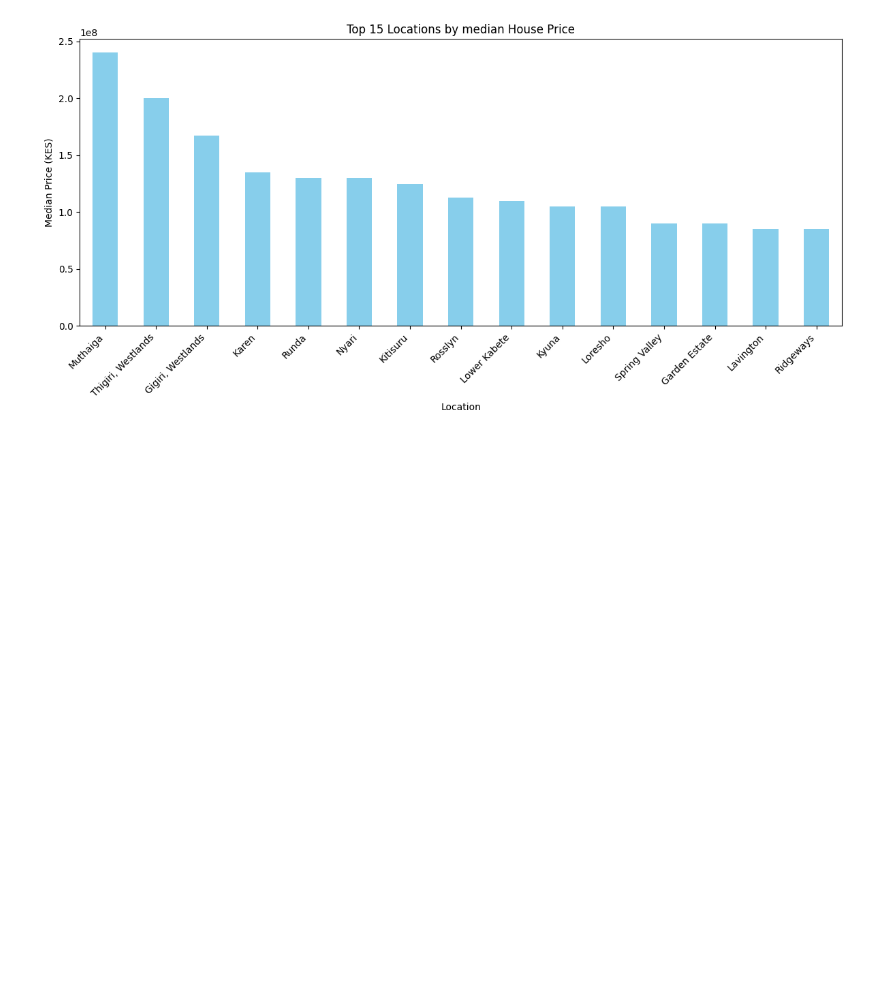
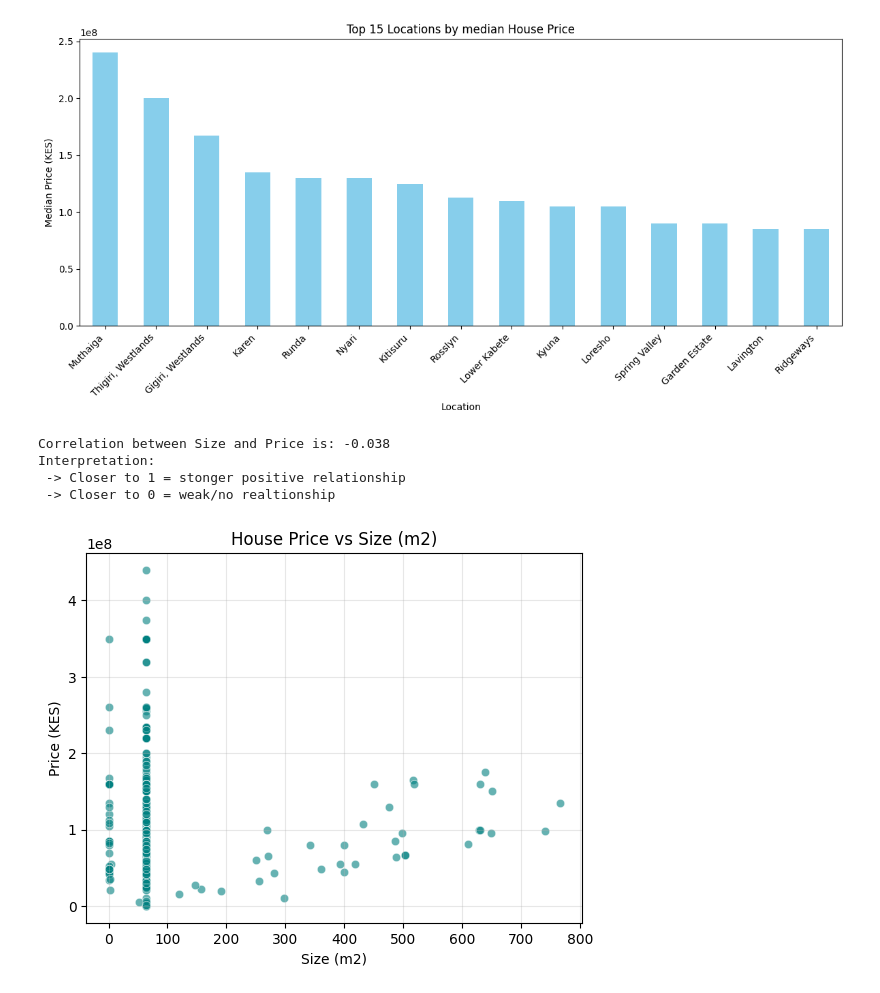
Before and after one commit to Daniel059/nairobi-house-price-prediction, a Jupyter notebook: notebooks/03_day3_eda_baseline_model.ipynb, the cells around one changed output. Drawn from its saved outputs; the diff is of its cells as text; code cells hidden in the pictures; blank space fills up the shorter version.

Commit message:
Checked the Correlation between Price and size, I found out that the correlation  was -0.038 which implies that the two metrices have no relationship.Afterward I plotted a scatterplot to see the distribution of the realtions and saved  the image

```diff
--- a/notebooks/03_day3_eda_baseline_model.ipynb
+++ b/notebooks/03_day3_eda_baseline_model.ipynb
@@ -104,3 +104,28 @@ Lower Kabete          110000000.0
 Kyuna                 105000000.0
 Name: Price, dtype: float64
 [figure]
+# %%
+# EDA 2 : How strongly does size affect price?
+# We'll check correlation + scatter plot
+
+# Correlation coeffient between -1 and 1
+correlation = df['Size_m2'].corr(df['Price'])
+print(f"\nCorrelation between Size and Price is: {correlation:.3f}")
+print("Interpretation:")
+print(" -> Closer to 1 = stonger positive relationship")
+print(" -> Closer to 0 = weak/no realtionship")
+
+# Scatter plot to see the relationship visually
+plt.Figure(figsize=(12,6))
+sns.scatterplot(x='Size_m2',y='Price', data=df ,alpha=0.6,color='teal')
+plt.title('House Price vs Size (m2)')
+plt.xlabel('Size (m2)')
+plt.ylabel('Price (KES)')
+plt.grid(True,alpha=0.3)
+plt.savefig('../presentation/day3_price_vs_size.png')
+# %% [output]
+Correlation between Size and Price is: -0.038
+Interpretation:
+ -> Closer to 1 = stonger positive relationship
+ -> Closer to 0 = weak/no realtionship
+[figure, added]
```
